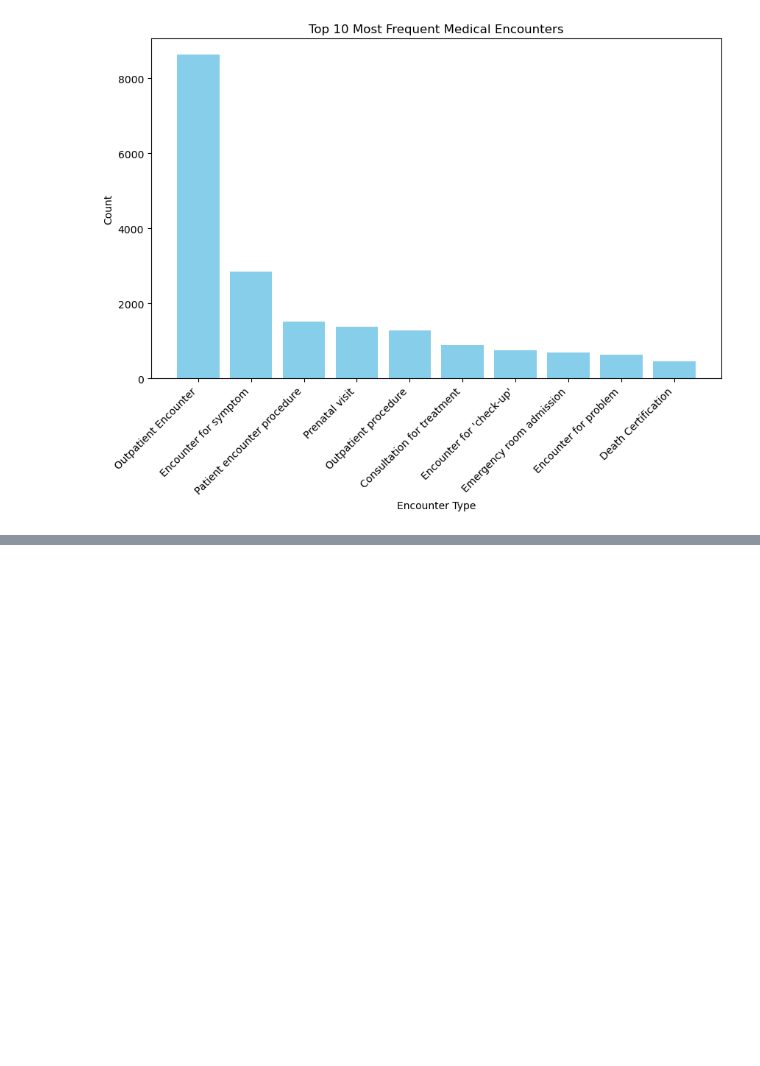
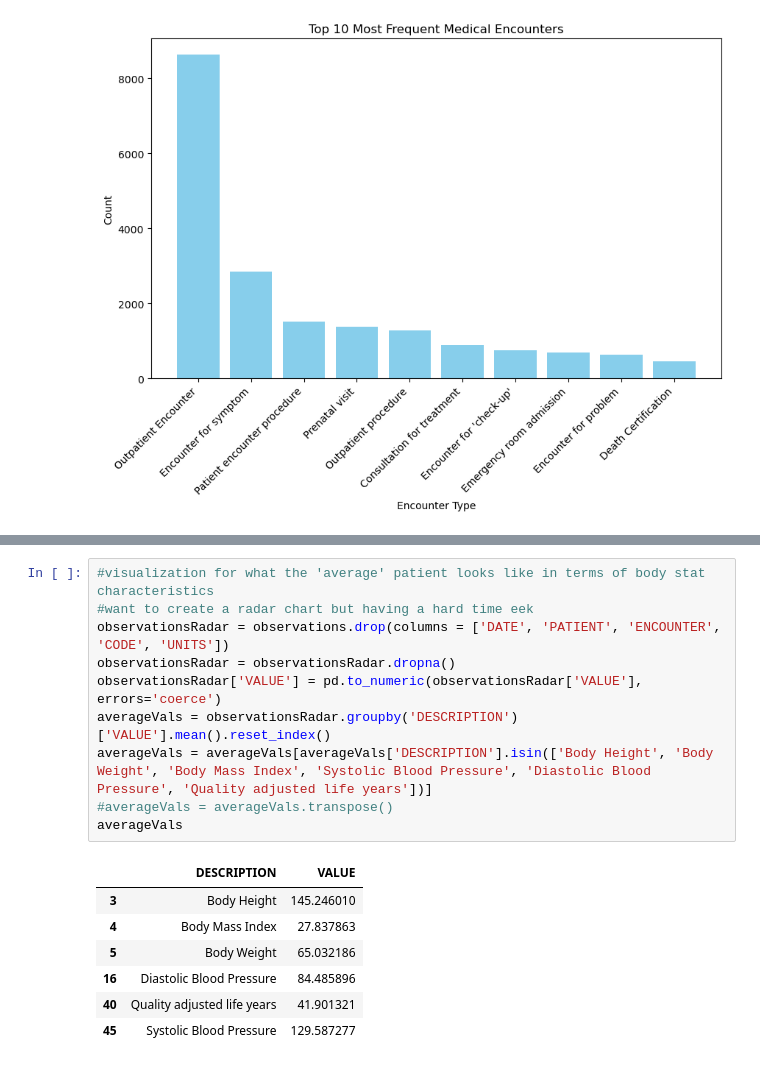
Before and after one commit to esseiple/MedicalBiasJLS, a Jupyter notebook: AnalysisDoc.ipynb, the cells around one changed output, grey strips where cells are left out. Cells and saved outputs as stored; diff of their text form; blank space fills up the shorter version.

```diff
--- a/AnalysisDoc.ipynb
+++ b/AnalysisDoc.ipynb
@@ -145,0 +157,18 @@ patients
+# %%
+#visualization for what the 'average' patient looks like in terms of body stat characteristics
+#want to create a radar chart but having a hard time eek
+observationsRadar = observations.drop(columns = ['DATE', 'PATIENT', 'ENCOUNTER', 'CODE', 'UNITS'])
+observationsRadar = observationsRadar.dropna()
+observationsRadar['VALUE'] = pd.to_numeric(observationsRadar['VALUE'], errors='coerce')
+averageVals = observationsRadar.groupby('DESCRIPTION')['VALUE'].mean().reset_index()
+averageVals = averageVals[averageVals['DESCRIPTION'].isin(['Body Height', 'Body Weight', 'Body Mass Index', 'Systolic Blood Pressure', 'Diastolic Blood Pressure', 'Quality adjusted life years'])]
+#averageVals = averageVals.transpose()
+averageVals
+# %% [output]
+|  | DESCRIPTION | VALUE |
+| 3 | Body Height | 145.246010 |
+| 4 | Body Mass Index | 27.837863 |
+| 5 | Body Weight | 65.032186 |
+| 16 | Diastolic Blood Pressure | 84.485896 |
+| 40 | Quality adjusted life years | 41.901321 |
+| 45 | Systolic Blood Pressure | 129.587277 |
```
Also changed, not shown: parts of 4 cells of this notebook.
